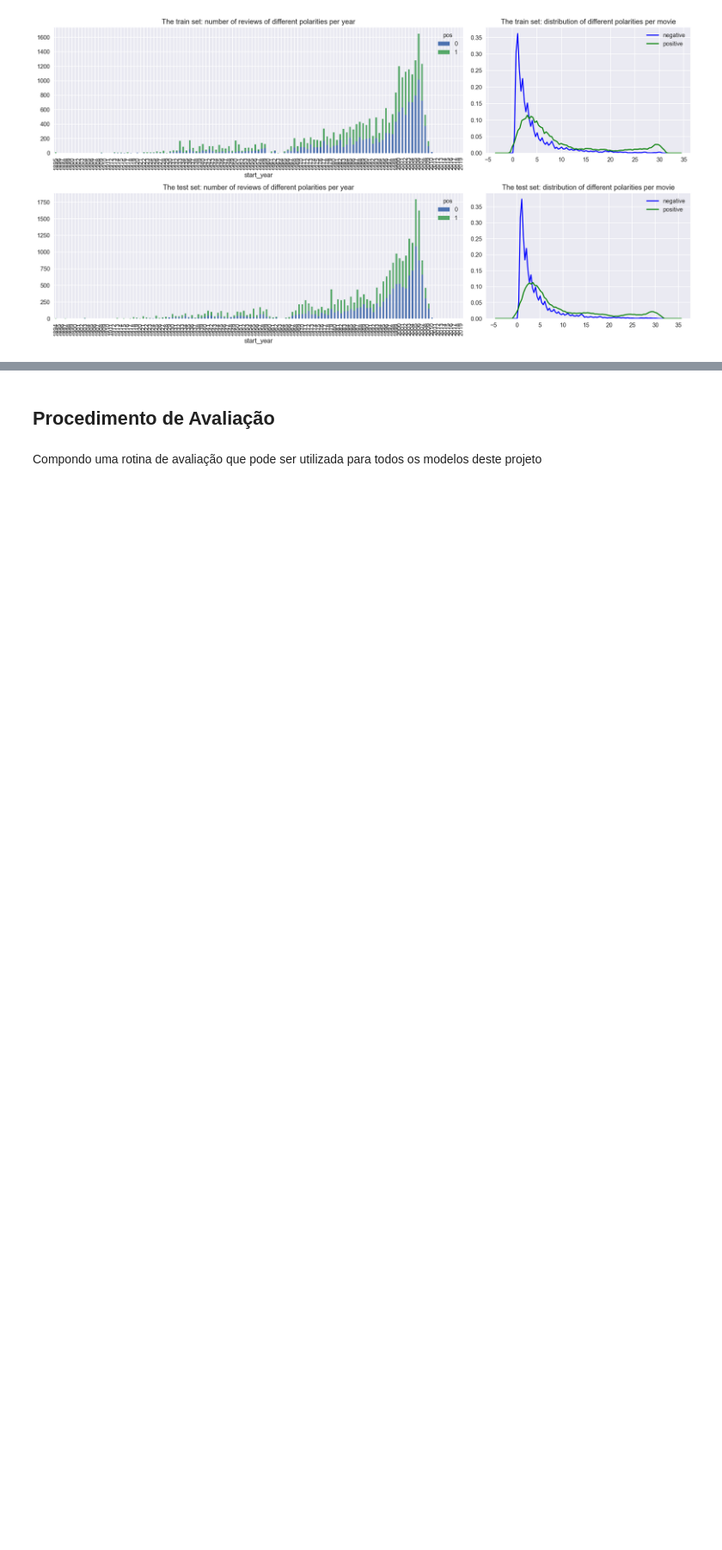
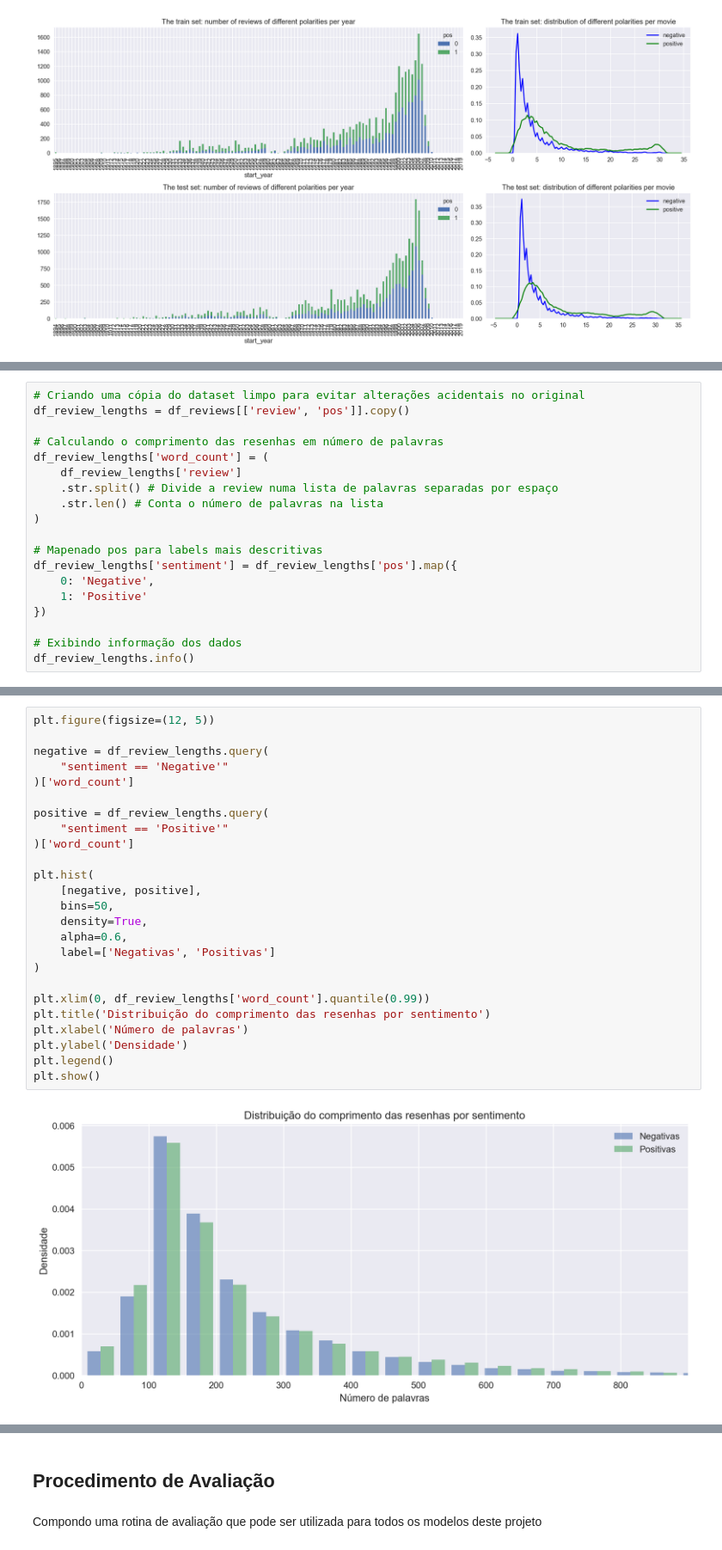
Before and after one commit to peperrone/mbads14-film-junky-union, a Jupyter notebook: notebook_p14.ipynb, the cells around one changed output, grey strips where cells are left out. Shown at 86% size. Drawn from its saved outputs; the diff is of its cells as text; blank space fills up the shorter version.

```diff
--- a/notebook_p14.ipynb
+++ b/notebook_p14.ipynb
@@ -600,0 +648,19 @@ fig.tight_layout()
+# %%
+# Criando uma cópia do dataset limpo para evitar alterações acidentais no original
+df_review_lengths = df_reviews[['review', 'pos']].copy()
+
+# Calculando o comprimento das resenhas em número de palavras
+df_review_lengths['word_count'] = (
+    df_review_lengths['review']
+    .str.split() # Divide a review numa lista de palavras separadas por espaço
+    .str.len() # Conta o número de palavras na lista
+)
+
+# Mapenado pos para labels mais descritivas
+df_review_lengths['sentiment'] = df_review_lengths['pos'].map({
+    0: 'Negative',
+    1: 'Positive'
+})
+
+# Exibindo informação dos dados
+df_review_lengths.info()
@@ -600,0 +695,27 @@ fig.tight_layout()
+# %%
+plt.figure(figsize=(12, 5))
+
+negative = df_review_lengths.query(
+    "sentiment == 'Negative'"
+)['word_count']
+
+positive = df_review_lengths.query(
+    "sentiment == 'Positive'"
+)['word_count']
+
+plt.hist(
+    [negative, positive],
+    bins=50,
+    density=True,
+    alpha=0.6,
+    label=['Negativas', 'Positivas']
+)
+
+plt.xlim(0, df_review_lengths['word_count'].quantile(0.99))
+plt.title('Distribuição do comprimento das resenhas por sentimento')
+plt.xlabel('Número de palavras')
+plt.ylabel('Densidade')
+plt.legend()
+plt.show()
+# %% [output]
+[figure, added]
```
Also changed, not shown: parts of 12 cells of this notebook.
